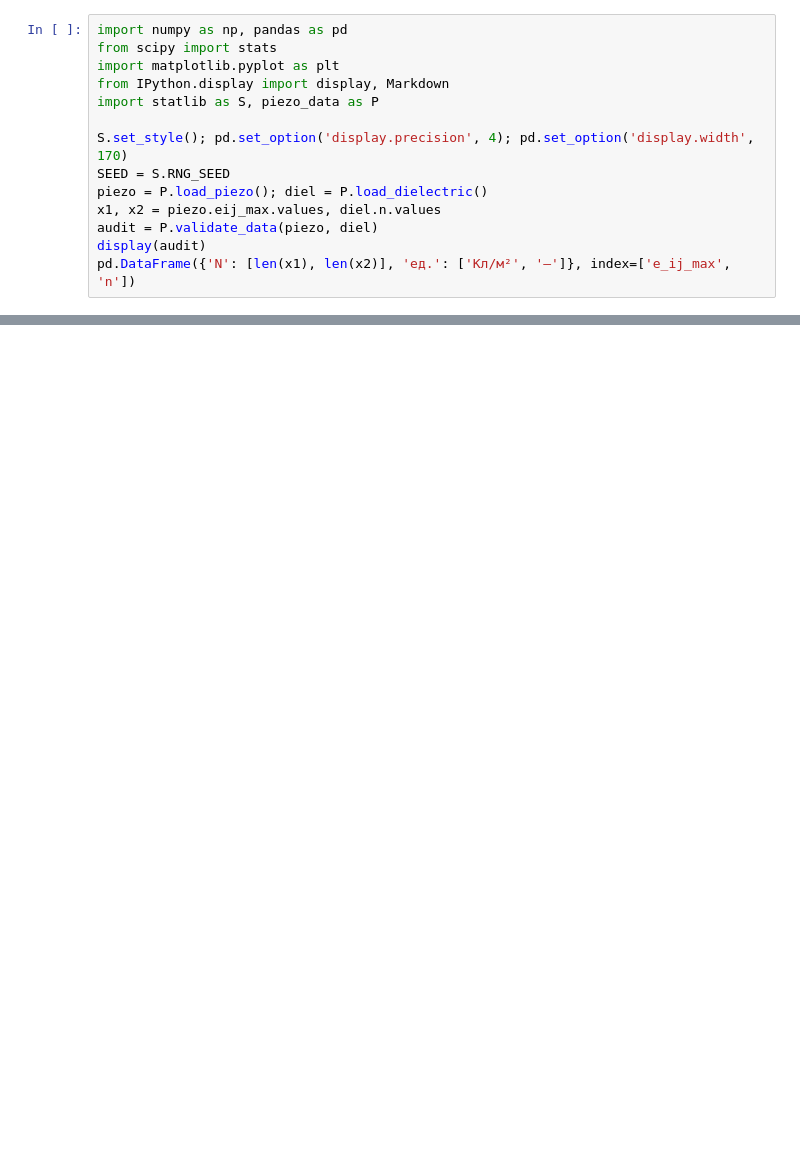
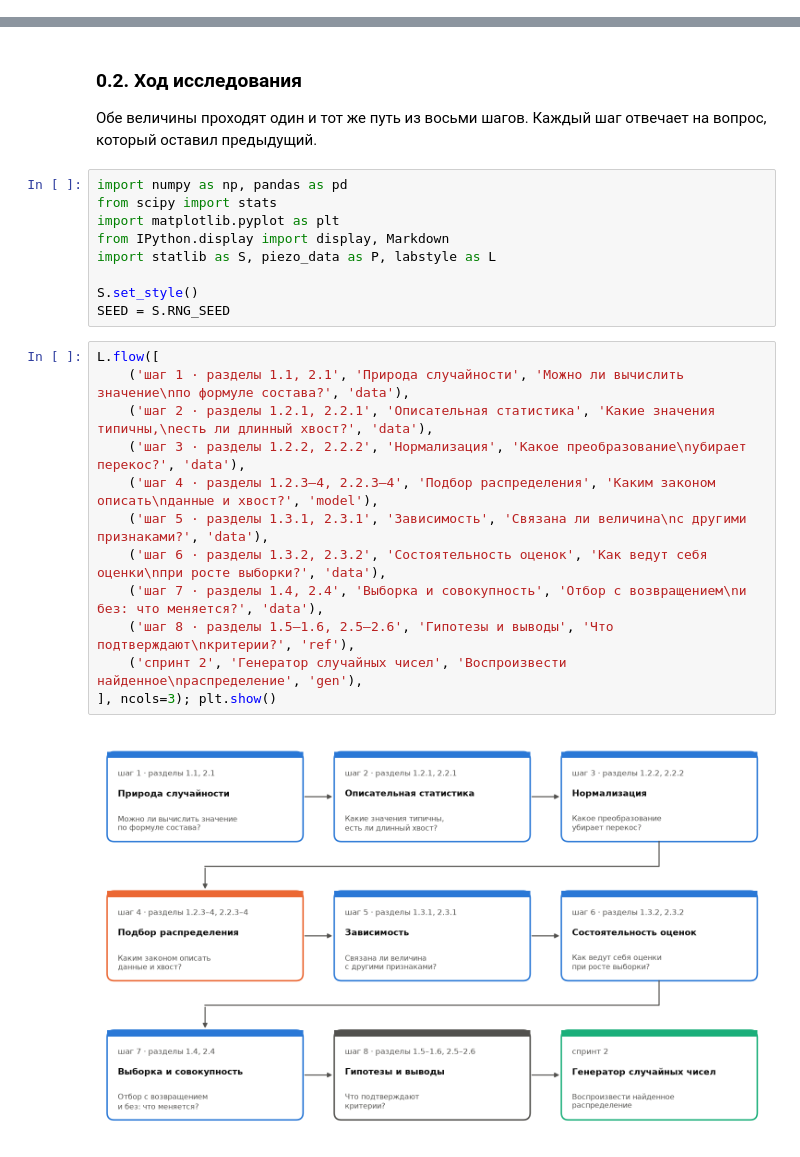
Before and after one commit to kulalex/statistics_lab_01, a Jupyter notebook: piezo_project/lab01_sprint1_piezo.ipynb, the cells around one changed output, grey strips where cells are left out. Cells and saved outputs as stored; diff of their text form; blank space fills up the shorter version.

```diff
--- a/piezo_project/lab01_sprint1_piezo.ipynb
+++ b/piezo_project/lab01_sprint1_piezo.ipynb
@@ -29,14 +0,0 @@
-# %%
-import numpy as np, pandas as pd
-from scipy import stats
-import matplotlib.pyplot as plt
-from IPython.display import display, Markdown
-import statlib as S, piezo_data as P
-
-S.set_style(); pd.set_option('display.precision', 4); pd.set_option('display.width', 170)
-SEED = S.RNG_SEED
-piezo = P.load_piezo(); diel = P.load_dielectric()
-x1, x2 = piezo.eij_max.values, diel.n.values
-audit = P.validate_data(piezo, diel)
-display(audit)
-pd.DataFrame({'N': [len(x1), len(x2)], 'ед.': ['Кл/м²', '—']}, index=['e_ij_max', 'n'])
@@ -635,0 +63,28 @@ allH.to_csv('hypotheses.csv', index=False)
+# %% [markdown]
+<a id="intro-flow"></a>
+### 0.2. Ход исследования
+
+Обе величины проходят один и тот же путь из восьми шагов. Каждый шаг отвечает на вопрос, который оставил предыдущий.
+# %%
+import numpy as np, pandas as pd
+from scipy import stats
+import matplotlib.pyplot as plt
+from IPython.display import display, Markdown
+import statlib as S, piezo_data as P, labstyle as L
+
+S.set_style()
+SEED = S.RNG_SEED
+# %%
+L.flow([
+    ('шаг 1 · разделы 1.1, 2.1', 'Природа случайности', 'Можно ли вычислить значение\nпо формуле состава?', 'data'),
+    ('шаг 2 · разделы 1.2.1, 2.2.1', 'Описательная статистика', 'Какие значения типичны,\nесть ли длинный хвост?', 'data'),
+    ('шаг 3 · разделы 1.2.2, 2.2.2', 'Нормализация', 'Какое преобразование\nубирает перекос?', 'data'),
+    ('шаг 4 · разделы 1.2.3–4, 2.2.3–4', 'Подбор распределения', 'Каким законом описать\nданные и хвост?', 'model'),
+    ('шаг 5 · разделы 1.3.1, 2.3.1', 'Зависимость', 'Связана ли величина\nс другими признаками?', 'data'),
+    ('шаг 6 · разделы 1.3.2, 2.3.2', 'Состоятельность оценок', 'Как ведут себя оценки\nпри росте выборки?', 'data'),
+    ('шаг 7 · разделы 1.4, 2.4', 'Выборка и совокупность', 'Отбор с возвращением\nи без: что меняется?', 'data'),
+    ('шаг 8 · разделы 1.5–1.6, 2.5–2.6', 'Гипотезы и выводы', 'Что подтверждают\nкритерии?', 'ref'),
+    ('спринт 2', 'Генератор случайных чисел', 'Воспроизвести найденное\nраспределение', 'gen'),
+], ncols=3); plt.show()
+# %% [output]
+[figure, added]
```
Also changed, not shown: parts of 155 cells of this notebook, 1 other file.
